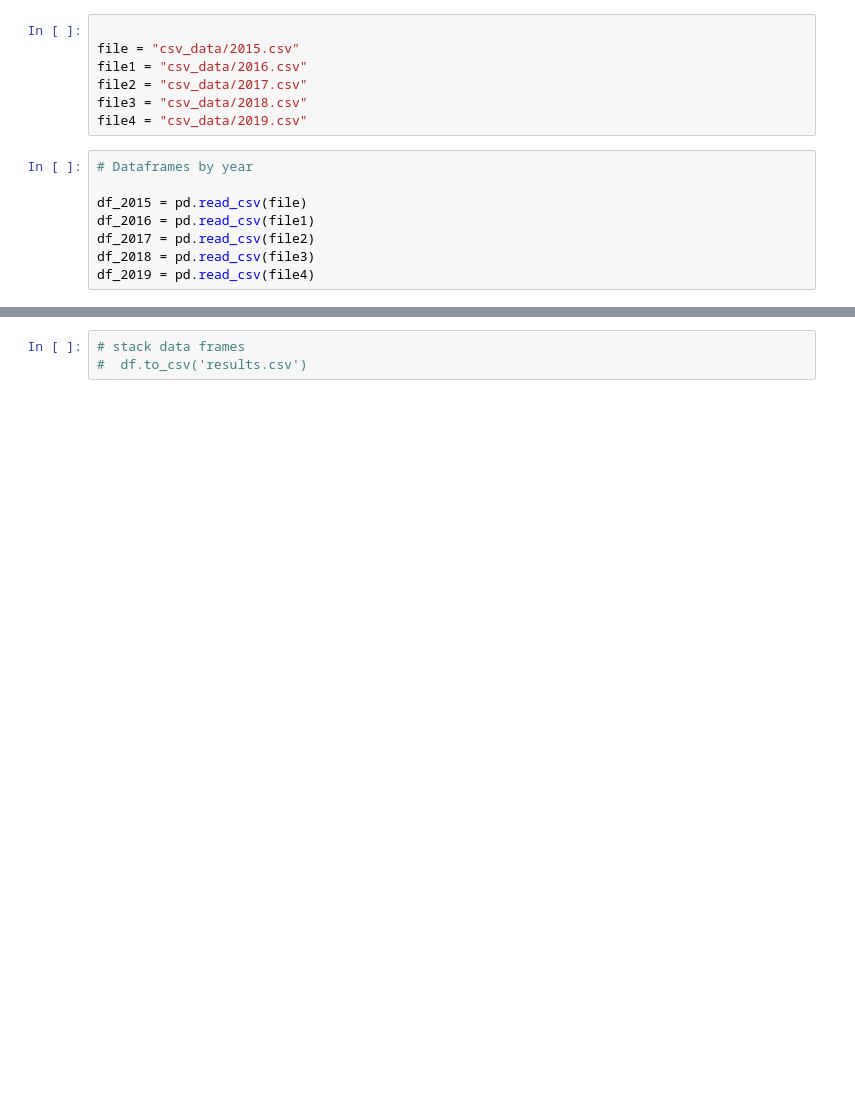
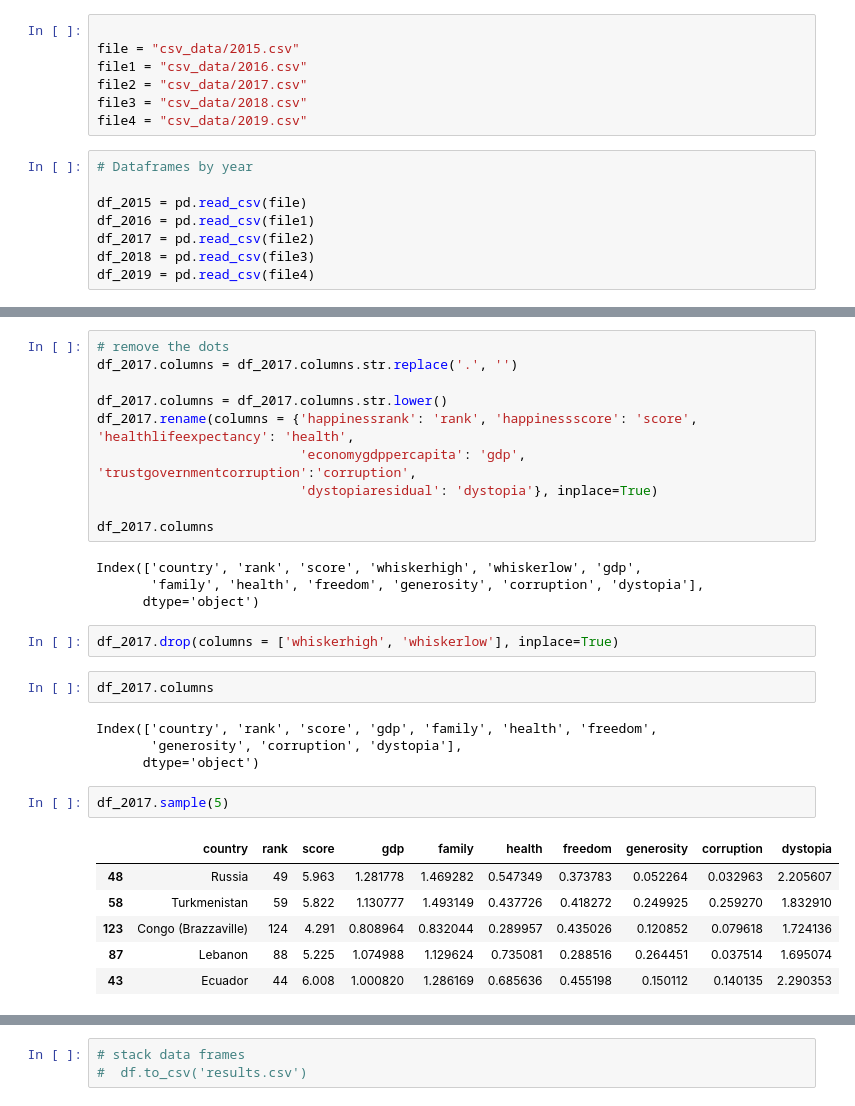
Before and after one commit to cquiroz31/G1_Project_1, a Jupyter notebook: Untitled.ipynb, the cells around one changed output, grey strips where cells are left out. Drawn from its saved outputs; the diff is of its cells as text; blank space fills up the shorter version.

```diff
--- a/Untitled.ipynb
+++ b/Untitled.ipynb
@@ -68,0 +227,31 @@ df_2019['Year'] = '2019'
+# %%
+# remove the dots
+df_2017.columns = df_2017.columns.str.replace('.', '')
+
+df_2017.columns = df_2017.columns.str.lower()
+df_2017.rename(columns = {'happinessrank': 'rank', 'happinessscore': 'score', 'healthlifeexpectancy': 'health',
+                          'economygdppercapita': 'gdp', 'trustgovernmentcorruption':'corruption',
+                          'dystopiaresidual': 'dystopia'}, inplace=True)
+
+df_2017.columns
+# %% [output]
+Index(['country', 'rank', 'score', 'whiskerhigh', 'whiskerlow', 'gdp',
+       'family', 'health', 'freedom', 'generosity', 'corruption', 'dystopia'],
+      dtype='object')
+# %%
+df_2017.drop(columns = ['whiskerhigh', 'whiskerlow'], inplace=True)
+# %%
+df_2017.columns
+# %% [output]
+Index(['country', 'rank', 'score', 'gdp', 'family', 'health', 'freedom',
+       'generosity', 'corruption', 'dystopia'],
+      dtype='object')
+# %%
+df_2017.sample(5)
+# %% [output]
+|  | country | rank | score | gdp | family | health | freedom | generosity | corruption | dystopia |
+| 48 | Russia | 49 | 5.963 | 1.281778 | 1.469282 | 0.547349 | 0.373783 | 0.052264 | 0.032963 | 2.205607 |
+| 58 | Turkmenistan | 59 | 5.822 | 1.130777 | 1.493149 | 0.437726 | 0.418272 | 0.249925 | 0.259270 | 1.832910 |
+| 123 | Congo (Brazzaville) | 124 | 4.291 | 0.808964 | 0.832044 | 0.289957 | 0.435026 | 0.120852 | 0.079618 | 1.724136 |
+| 87 | Lebanon | 88 | 5.225 | 1.074988 | 1.129624 | 0.735081 | 0.288516 | 0.264451 | 0.037514 | 1.695074 |
+| 43 | Ecuador | 44 | 6.008 | 1.000820 | 1.286169 | 0.685636 | 0.455198 | 0.150112 | 0.140135 | 2.290353 |
```
Also changed, not shown: parts of 38 cells of this notebook.
